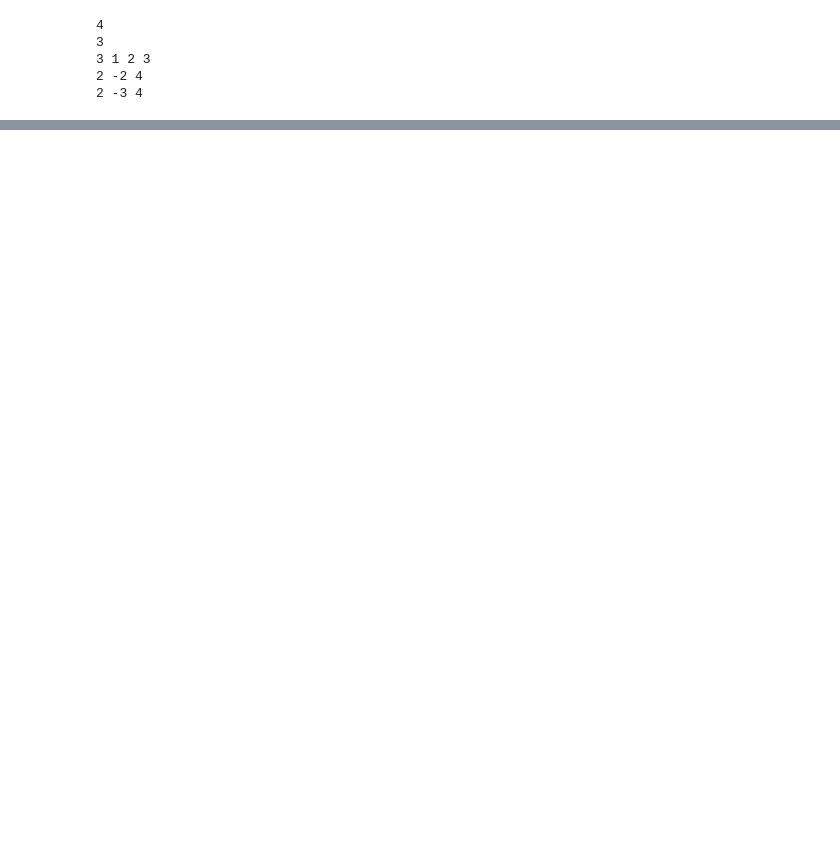
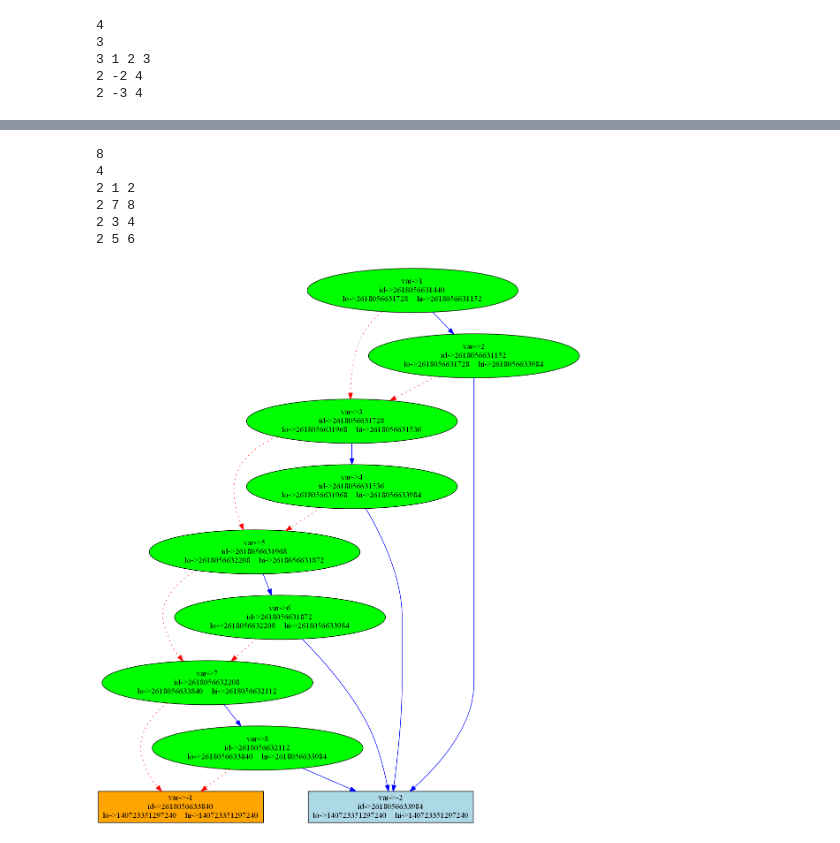
Before and after one commit to the-pinbo/ROBDD, a Jupyter notebook: tesy.ipynb, the cells around one changed output, grey strips where cells are left out. Drawn from its saved outputs; the diff is of its cells as text; code cells hidden in the pictures; blank space fills up the shorter version.

```diff
--- a/tesy.ipynb
+++ b/tesy.ipynb
@@ -66,0 +47,16 @@ display(img)
+# %%
+f3 = boolfunc.Expression(
+    r"input\3.pcn")
+print(f3)
+# %% [output]
+8
+4
+2 1 2
+2 7 8
+2 3 4
+2 5 6
+# %%
+c = BDD(f3, [1,2,3,4,5,6,7,8])
+c.displayGraph()
+# %% [output]
+[figure, added]
```
Also changed, not shown: parts of 13 cells of this notebook, 7 other files.
